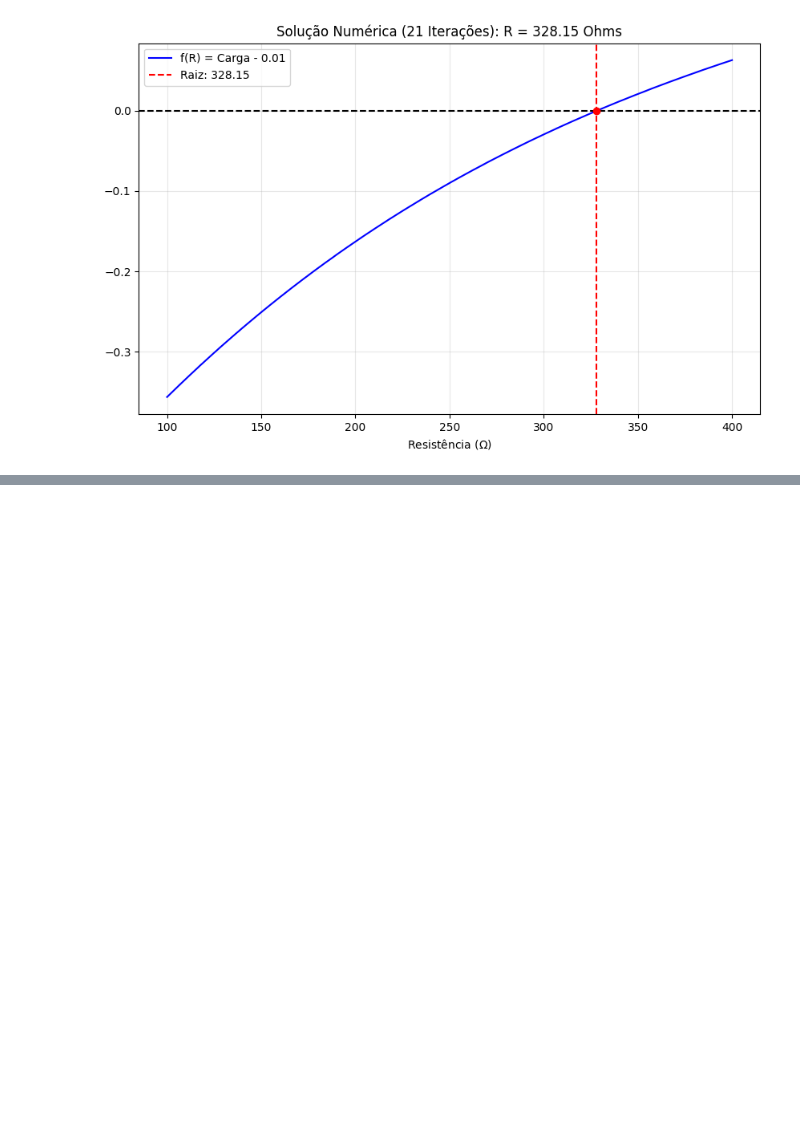
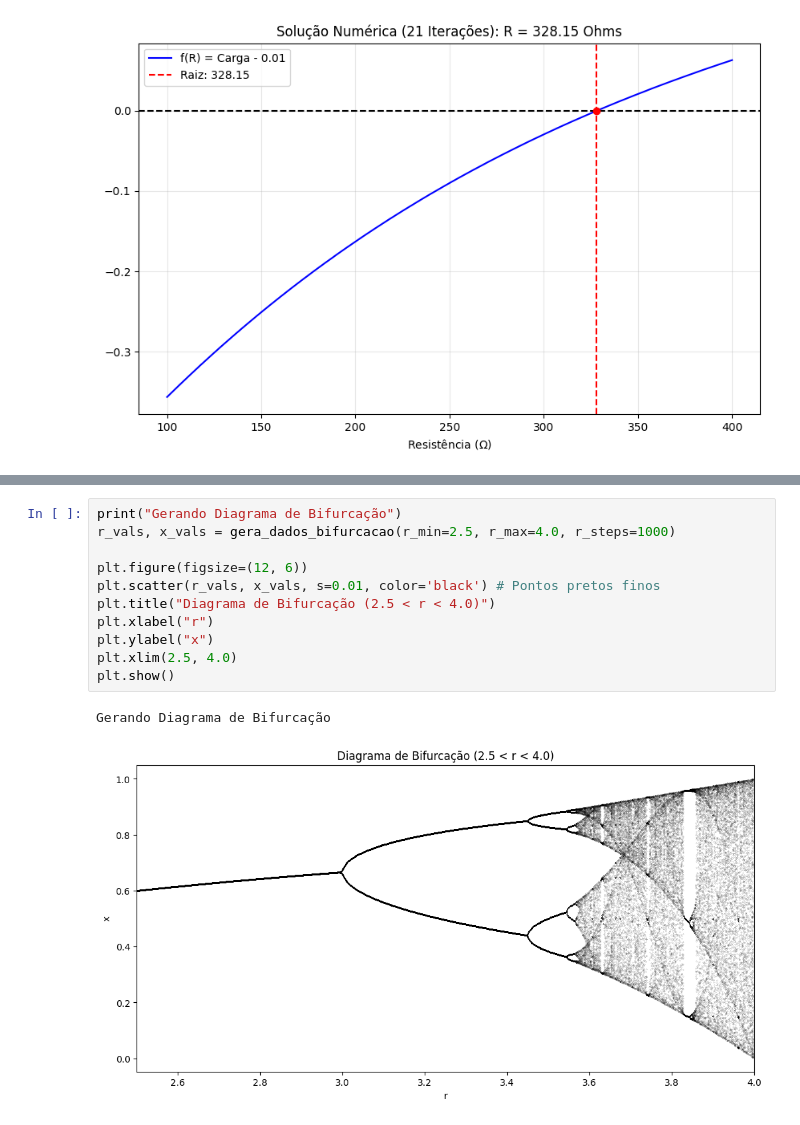
Before and after one commit to ViniciusA05/numerical-methods-python, a Jupyter notebook: notebooks/Lista_B_Resolucao.ipynb, the cells around one changed output, grey strips where cells are left out. Saved outputs shown, nothing was run; the diff lists cells and outputs as text; blank space fills up the shorter version.

```diff
--- a/notebooks/Lista_B_Resolucao.ipynb
+++ b/notebooks/Lista_B_Resolucao.ipynb
@@ -85,0 +121,14 @@ Erro residual = 8.27e-08
+# %%
+print("Gerando Diagrama de Bifurcação")
+r_vals, x_vals = gera_dados_bifurcacao(r_min=2.5, r_max=4.0, r_steps=1000)
+
+plt.figure(figsize=(12, 6))
+plt.scatter(r_vals, x_vals, s=0.01, color='black') # Pontos pretos finos
+plt.title("Diagrama de Bifurcação (2.5 < r < 4.0)")
+plt.xlabel("r")
+plt.ylabel("x")
+plt.xlim(2.5, 4.0)
+plt.show()
+# %% [output]
+Gerando Diagrama de Bifurcação
+[figure, added]
```
Also changed, not shown: parts of 4 cells of this notebook.
